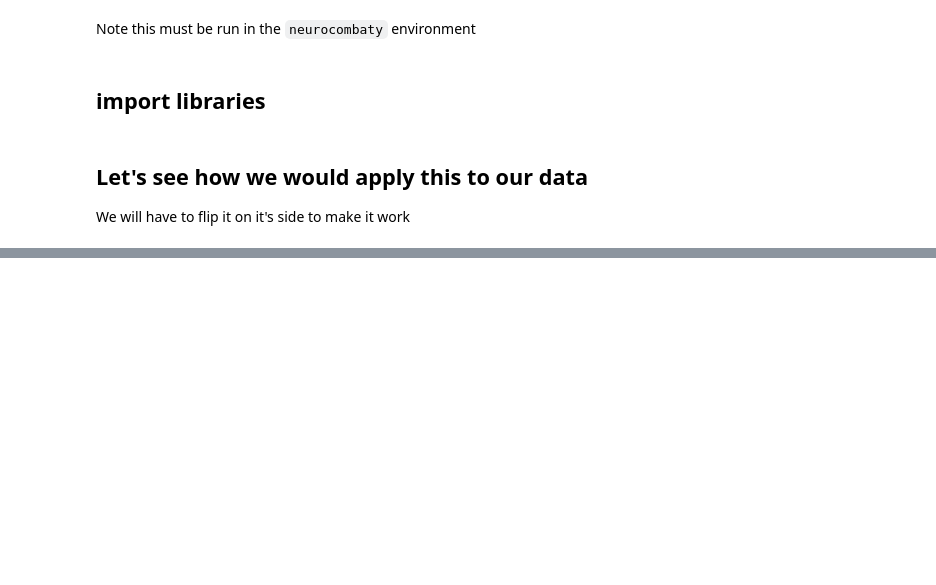
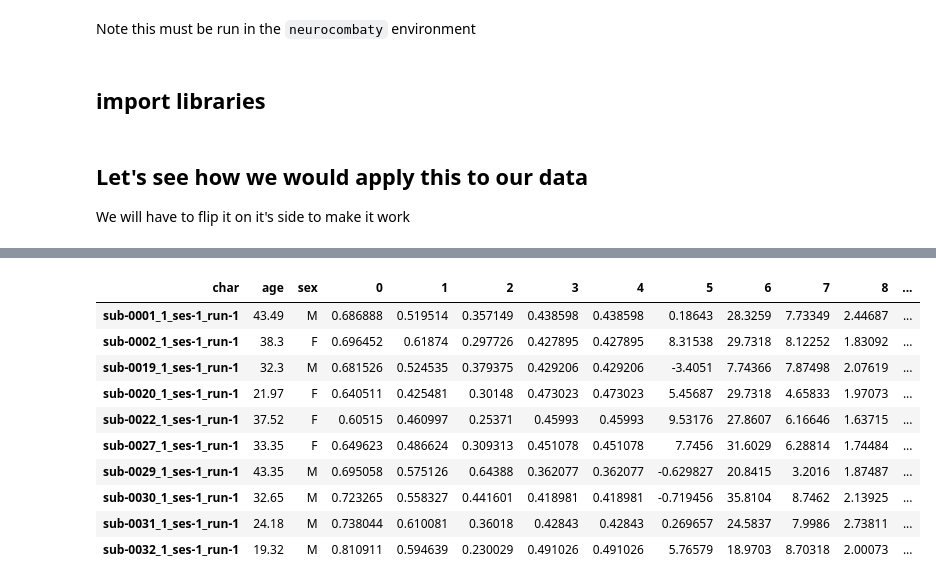
Before and after one commit to brainspinner/cvasl, a Jupyter notebook: harmonization_paper/neurocombat_harmon.ipynb, the cells around one changed output, grey strips where cells are left out. Cells and saved outputs as stored; diff of their text form; code cells hidden in the pictures; blank space fills up the shorter version.

```diff
--- a/harmonization_paper/neurocombat_harmon.ipynb
+++ b/harmonization_paper/neurocombat_harmon.ipynb
@@ -126,0 +340,14 @@ topper.index
+# %%
+back_together.tail(527).head(10)
+# %% [output]
+| char | age | sex | 0 | 1 | 2 | 3 | 4 | 5 | 6 | 7 | 8 | ... |
+| sub-0001_1_ses-1_run-1 | 43.49 | M | 0.686888 | 0.519514 | 0.357149 | 0.438598 | 0.438598 | 0.18643 | 28.3259 | 7.73349 | 2.44687 | ... |
+| sub-0002_1_ses-1_run-1 | 38.3 | F | 0.696452 | 0.61874 | 0.297726 | 0.427895 | 0.427895 | 8.31538 | 29.7318 | 8.12252 | 1.83092 | ... |
+| sub-0019_1_ses-1_run-1 | 32.3 | M | 0.681526 | 0.524535 | 0.379375 | 0.429206 | 0.429206 | -3.4051 | 7.74366 | 7.87498 | 2.07619 | ... |
+| sub-0020_1_ses-1_run-1 | 21.97 | F | 0.640511 | 0.425481 | 0.30148 | 0.473023 | 0.473023 | 5.45687 | 29.7318 | 4.65833 | 1.97073 | ... |
+| sub-0022_1_ses-1_run-1 | 37.52 | F | 0.60515 | 0.460997 | 0.25371 | 0.45993 | 0.45993 | 9.53176 | 27.8607 | 6.16646 | 1.63715 | ... |
+| sub-0027_1_ses-1_run-1 | 33.35 | F | 0.649623 | 0.486624 | 0.309313 | 0.451078 | 0.451078 | 7.7456 | 31.6029 | 6.28814 | 1.74484 | ... |
+| sub-0029_1_ses-1_run-1 | 43.35 | M | 0.695058 | 0.575126 | 0.64388 | 0.362077 | 0.362077 | -0.629827 | 20.8415 | 3.2016 | 1.87487 | ... |
+| sub-0030_1_ses-1_run-1 | 32.65 | M | 0.723265 | 0.558327 | 0.441601 | 0.418981 | 0.418981 | -0.719456 | 35.8104 | 8.7462 | 2.13925 | ... |
+| sub-0031_1_ses-1_run-1 | 24.18 | M | 0.738044 | 0.610081 | 0.36018 | 0.42843 | 0.42843 | 0.269657 | 24.5837 | 7.9986 | 2.73811 | ... |
+| sub-0032_1_ses-1_run-1 | 19.32 | M | 0.810911 | 0.594639 | 0.230029 | 0.491026 | 0.491026 | 5.76579 | 18.9703 | 8.70318 | 2.00073 | ... |
```
Also changed, not shown: parts of 26 cells of this notebook.
